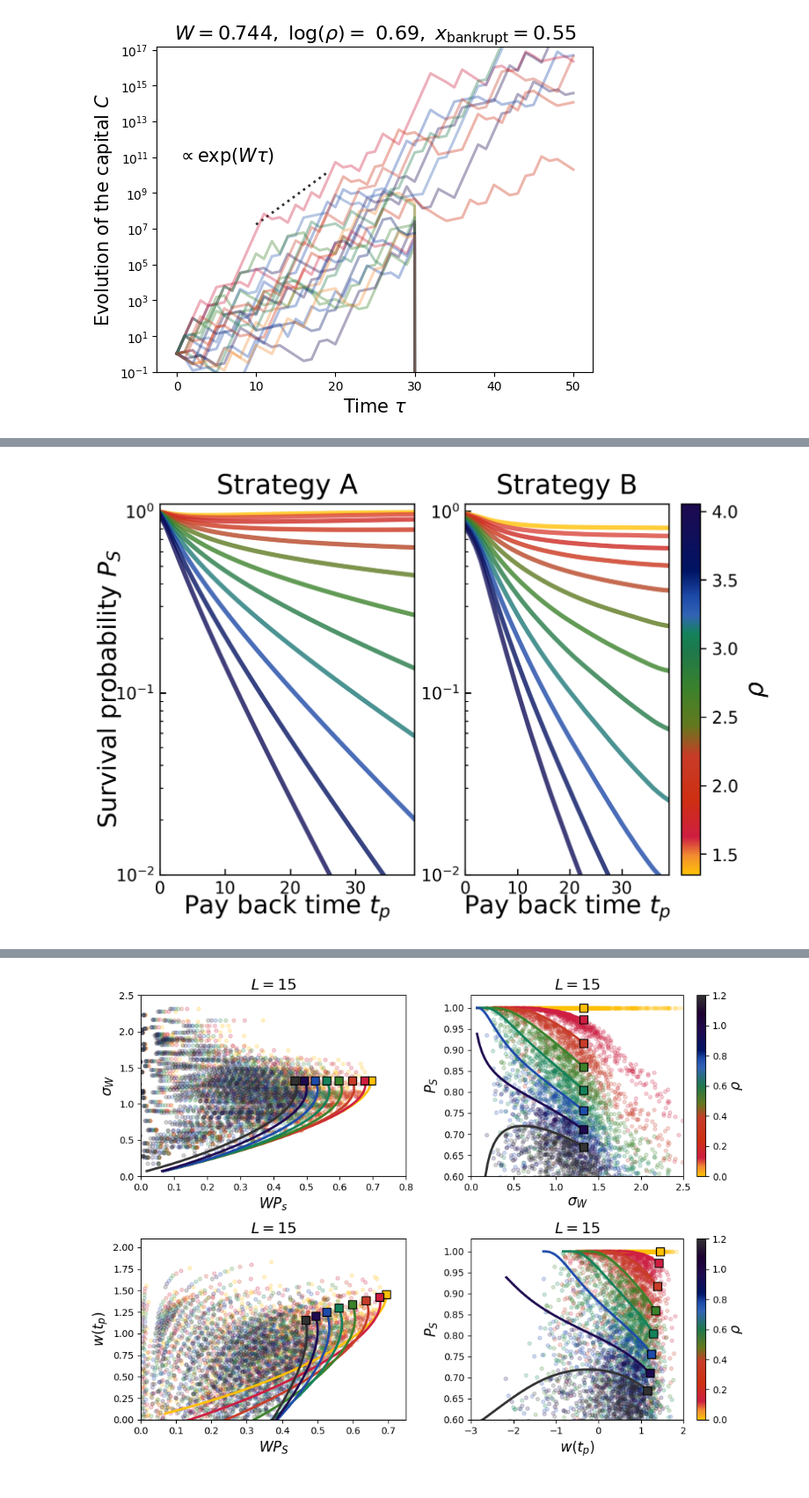
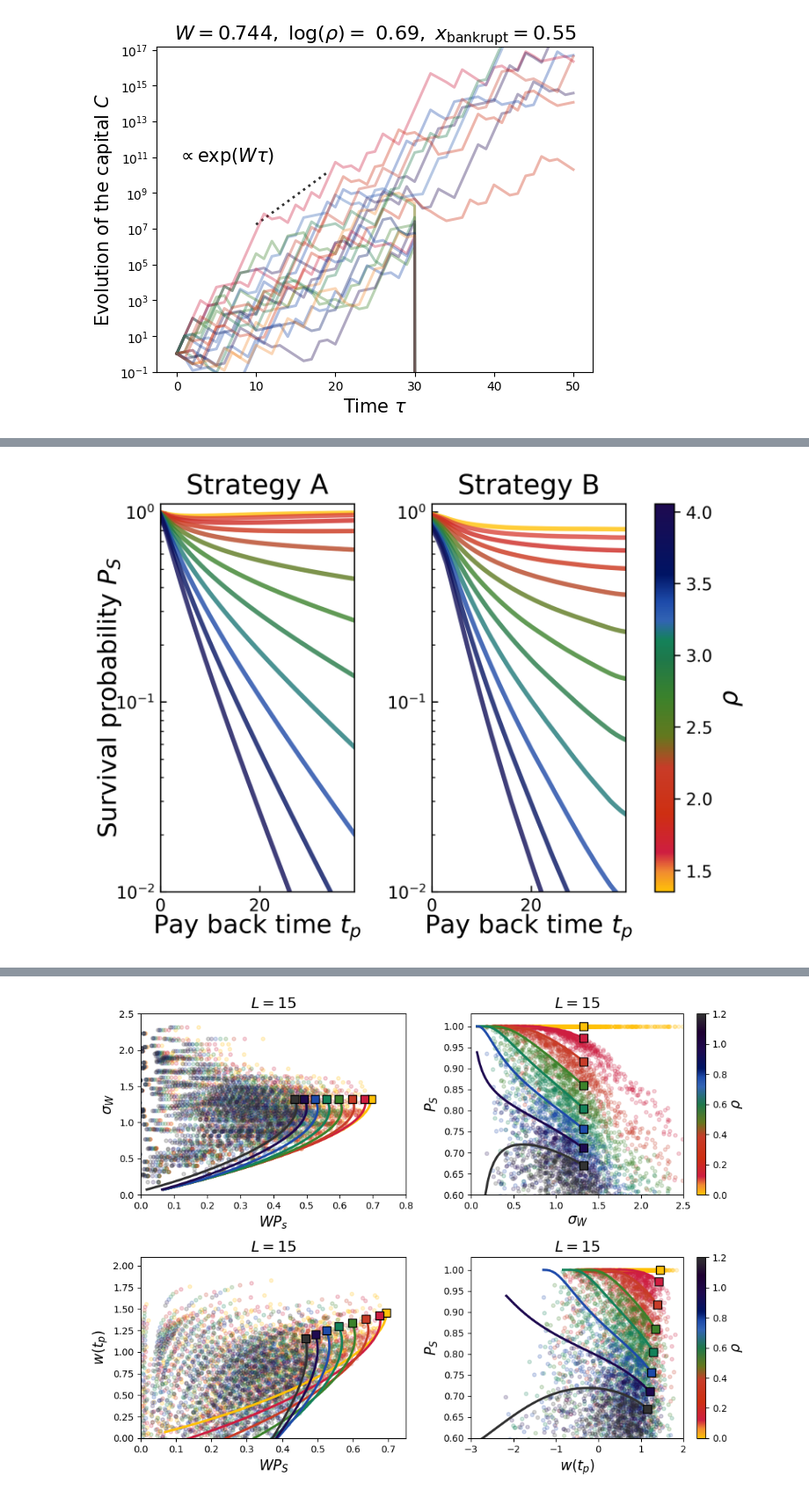
Before and after one commit to barnabeledoux/Gambling-with-carbon, a Jupyter notebook: main_survival.ipynb, the cells around one changed output, grey strips where cells are left out. Shown at 88% size. Saved outputs shown, nothing was run; the diff lists cells and outputs as text; code cells hidden in the pictures.

```diff
--- a/main_survival.ipynb
+++ b/main_survival.ipynb
@@ -92,9 +92,11 @@ norm = mpl.colors.Normalize(vmin=rholist[0], vmax=rholist[-1], clip=False)
 fig1 = plt.figure(figsize=(6, 4), dpi=300)
 ax1 = fig1.add_subplot(121)
 ax2 = fig1.add_subplot(122)
-ax1.set_xlabel(r'Pay back time $t_p$', labelpad=-2, fontsize=15)
+plt.subplots_adjust(left=0.1, bottom=0.1, right=0.9,
+                    top=0.9, wspace=0.4,hspace=0.4)
+ax1.set_xlabel(r'Pay back time $t_p$', labelpad=-1, fontsize=15)
 ax1.set_ylabel(r'Survival probability $P_S$', labelpad=-4, fontsize=15)
-ax2.set_xlabel(r'Pay back time $t_p$', labelpad=-2, fontsize=15)
+ax2.set_xlabel(r'Pay back time $t_p$', labelpad=-1, fontsize=15)
 
 for i, rho in enumerate(tqdm(rholist)):
     xlist = np.load(cd + r'/data/xlist_discA'+str(i)+str(L)+r'.npy')
@@ -110,7 +112,7 @@ ax1.tick_params(direction='in', which='both')
 ax1.set_yscale('log')
 ax1.set_ylim(1E-2, 1.1E0)
 
-cbar = fig1.colorbar(mpl.cm.ScalarMappable(norm=norm, cmap=cmapphase), label=r'$\rho$')
+cbar = fig1.colorbar(mpl.cm.ScalarMappable(norm=norm, cmap=cmapphase), ax=[ax1, ax2], label=r'$\rho$')
 cbar.set_label(r'$\rho$', fontsize=15)
 ax2.margins(x=0)
 ax2.tick_params(direction='in', which='both')
@@ -148,41 +150,43 @@ sigmalist = [np.sqrt(sum([pini[i]*(np.log(pini[i]/rini[i]/rholist[j]))**2 for i
 fig1 = plt.figure(figsize=(6, 4), dpi=300)
 ax1 = fig1.add_subplot(121)
 ax2 = fig1.add_subplot(122)
-ax1.set_xlabel(r'Pay back time $t_p$', labelpad=-2, fontsize=15)
+plt.subplots_adjust(left=0.1, bottom=0.1, right=0.9,
+                    top=0.9, wspace=0.4,hspace=0.4)
+ax1.set_xlabel(r'Pay back time $t_p$', labelpad=-1, fontsize=15)
 ax1.set_ylabel(r'Survival probability $P_S$', labelpad=-4, fontsize=15)
-ax2.set_xlabel(r'Pay back time $t_p$', labelpad=-2, fontsize=15)
+ax2.set_xlabel(r'Pay back time $t_p$', labelpad=-1, fontsize=15)
 ax1.set_title(r'Strategy A', fontsize=16)
 ax2.set_title(r'Strategy B', fontsize=16)
 
 clist = carr[:13].copy()
 clist = [(0, clist[0]), (0.05, clist[1]), (0.1, clist[2]), (0.2, clist[3]), (0.32, clist[4]), (0.4, clist[5]), (0.5, clist[6]),
          (0.6, clist[7]), (0.65, clist[8]), (0.7, clist[9]), (0.75, clist[10]), (0.82, clist[11]), (1., clist[12])] #[(i*1/11., clist[i]) for i in range(len(clist))]
 cmapphase = LinearSegmentedColormap.from_list('cmap', clist) # Create the color map
 norm = mpl.colors.Normalize(vmin=rholist[0], vmax=rholist[-1], clip=False)
 
 for i, m in enumerate(tqdm(mlist)):
     xlist = np.array([survprob(tp+1, m, sigmalist[i], L) for tp in tplist])
     ax1.plot(range(xlist.size), xlist, lw = 2.7, alpha = 0.8, c=cmapphase(i/len(mlist)), label=r'$\rho = {}$'.format(str(rho)[:5]))
 
 for i, rho in enumerate(tqdm(rholist)):
     xlist = np.load(cd + r'/data/xlist_gaussB'+str(i)+str(L)+r'.npy')
     xlist = np.array(smoothen(xlist, nm=7))
     ax2.plot(range(xlist.size), xlist, lw = 2.7, alpha = 0.8, c=cmapphase(i/len(rholist)), label=r'$\rho = {}$'.format(str(rho)[:5]))
 
 ax1.margins(x=0)
 ax1.tick_params(direction='in', which='both')
 ax1.set_yscale('log')
 ax1.set_ylim(1E-2, 1.1E0)
 
-cbar = fig1.colorbar(mpl.cm.ScalarMappable(norm=norm, cmap=cmapphase), label=r'$\rho$')
+cbar = fig1.colorbar(mpl.cm.ScalarMappable(norm=norm, cmap=cmapphase), ax=[ax1, ax2], label=r'$\rho$')
 cbar.set_label(r'$\rho$', fontsize=15)
 ax2.margins(x=0)
 ax2.tick_params(direction='in', which='both')
 ax2.set_yscale('log')
 ax2.set_ylim(1E-2, 1.1E0)
 fig1.savefig(cd + r'/results/survprob_kelly_stratB'+str(L)+'.pdf')
 # %% [output]
-[figure, old version]
+[figure, new version]
 # %%
 ## Infuence of Leverage on survival probability for strategy B (colormap) #
 import matplotlib as mpl
```
Also changed, not shown: parts of 5 cells of this notebook, 33 other files.
